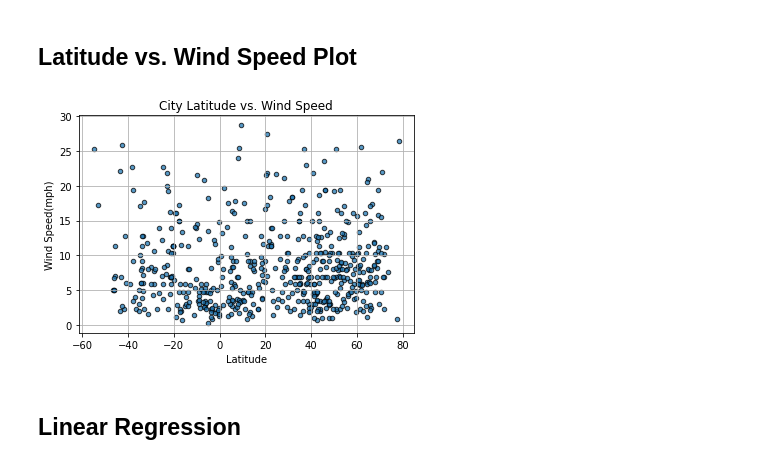
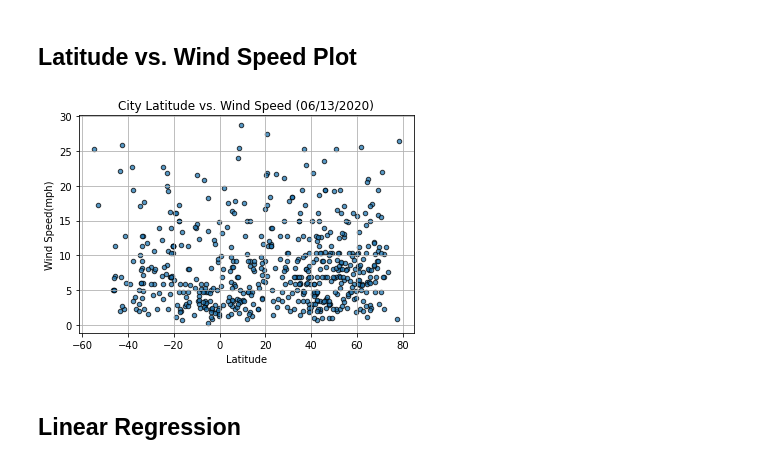
Before and after one commit to Mlara73/Weather-Analysis, a Jupyter notebook: WeatherPy/WeatherPy.ipynb, the cells around one changed output. Saved outputs shown, nothing was run; the diff lists cells and outputs as text; code cells hidden in the pictures.

```diff
--- a/WeatherPy/WeatherPy.ipynb
+++ b/WeatherPy/WeatherPy.ipynb
@@ -240,11 +242,11 @@ plt.grid()
 ## Latitude vs. Wind Speed Plot
 # %%
 clean_city_data.plot("Latitude","Wind Speed",kind="scatter",marker="o", facecolor="blue", edgecolor="black", alpha= 0.75)
-plt.title("City Latitude vs. Wind Speed")
+plt.title(f"City Latitude vs. Wind Speed ({date_modified})")
 plt.ylabel("Wind Speed(mph)")
 plt.xlabel("Latitude")
 plt.grid()
 # %% [output]
-[figure, old version]
+[figure, new version]
 # %% [markdown]
 ## Linear Regression
```
Also changed, not shown: parts of 14 cells of this notebook.
